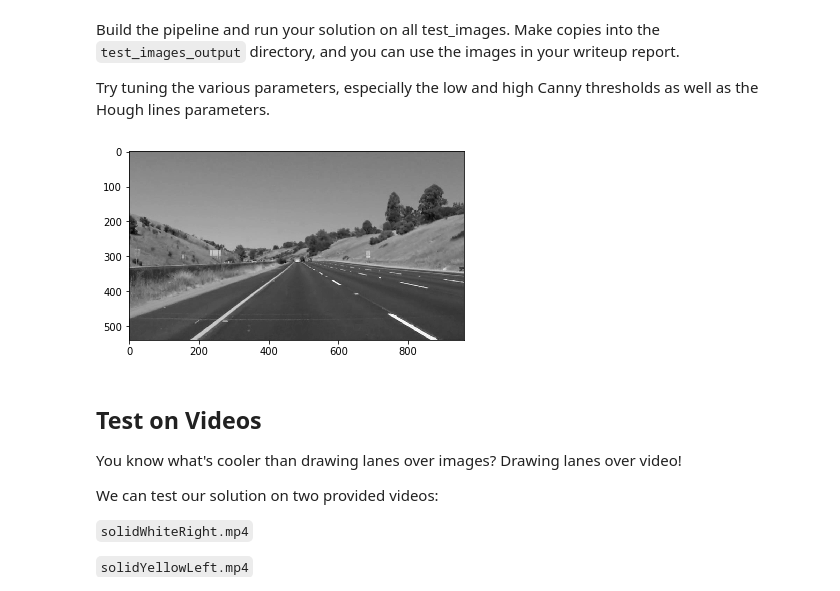
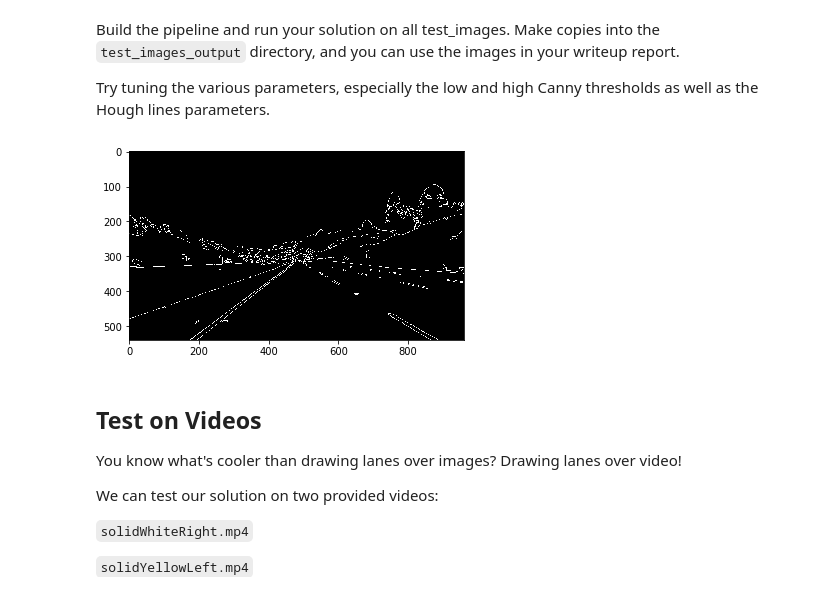
Before and after one commit to brizido/car-lanes, a Jupyter notebook: P1.ipynb, the cells around one changed output. Cells and saved outputs as stored; diff of their text form; code cells hidden in the pictures.

```diff
--- a/P1.ipynb
+++ b/P1.ipynb
@@ -262,45 +262,45 @@ def pipeline(img):
     """
     # 1) Turning image into grayscale
     gray_scale_image = grayscale(test_image)
-    plt.imshow(gray_scale_image, cmap='gray')
+    #plt.imshow(gray_scale_image, cmap='gray')
 
     # 2) Apply a Gaussian Blur - even out the noise
     gray_scale_blur_image = gaussian_blur(gray_scale_image, 3)
-    #plt.imshow(gray_scale_blur_image, cmap='gray')
+    plt.imshow(gray_scale_blur_image, cmap='gray')
 
     # 3) Apply Canny Edge detection
     canny_image = canny(gray_scale_blur_image, 2, 180)
-    #plt.imshow(canny_image, cmap='gray')
+    plt.imshow(canny_image, cmap='gray')
 
     # 4) Select a region of interest
     triangle_of_interest = np.array([[[50, 539], [900, 539], [500, 303]]], np.int32)
     image_interest = region_of_interest(canny_image, triangle_of_interest)
     #plt.imshow(image_interest, cmap='gray')
 
     # 5) Draw lines - Hough algorithm
     rho = 1 # distance resolution in pixels of the Hough grid
     theta = np.pi/180 # angular resolution in radians of the Hough grid
     threshold = 4     # minimum number of votes (intersections in Hough grid cell)
     min_line_length = 12 #minimum number of pixels making up a line
     max_line_gap = 10    # maximum gap in pixels between connectable line segments
     line_image = hough_lines(image_interest, rho, theta, threshold, min_line_length, max_line_gap)
     #plt.imshow(line_image, cmap='gray')
 
     # 6) Combine the original image with the Hough image
     weighted_image = cv2.addWeighted(line_image, 0.8, test_image, 1, 0)
 
     return weighted_image
 
 output_directory = "test_images_output/"
 if not os.path.exists(output_directory):
     os.makedirs(output_directory)
 
 for image_name in os.listdir("test_images/"):
     test_image = mpimg.imread("test_images/" + image_name)
     result_image = pipeline(test_image)
     cv2.imwrite(output_directory + image_name, cv2.cvtColor(result_image, cv2.COLOR_RGB2BGR))
 # %% [output]
-[figure, old version]
+[figure, new version]
 # %% [markdown]
 ## Test on Videos
 
```
Also changed, not shown: 2 other files.
